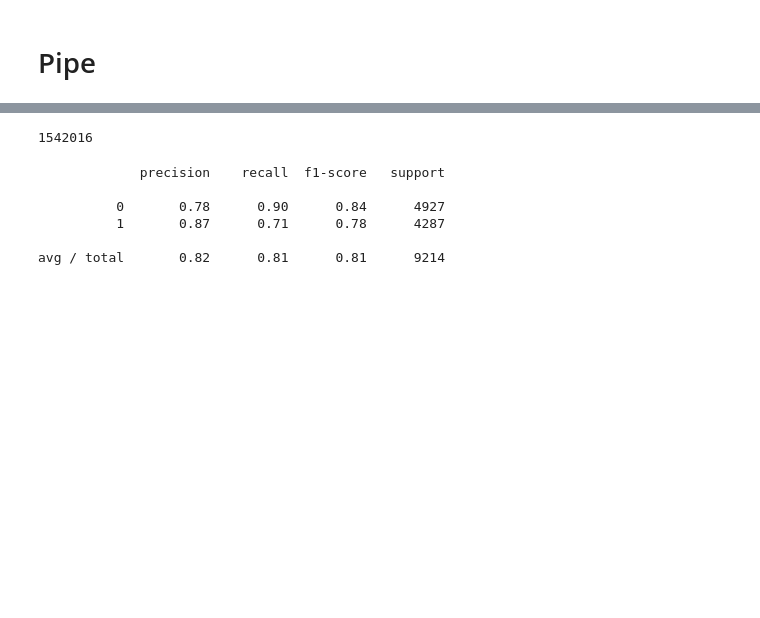
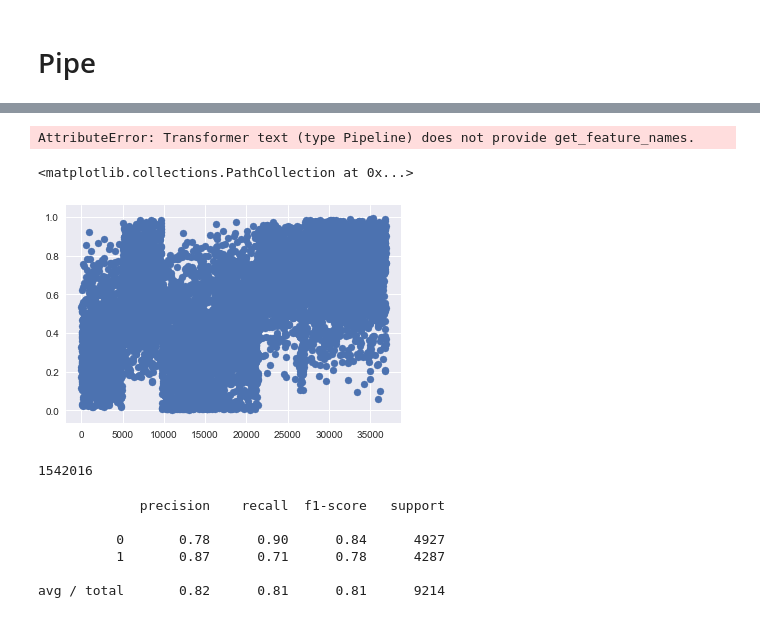
Before and after one commit to confoley/Capstone, a Jupyter notebook: quickie.ipynb, the cells around one changed output, grey strips where cells are left out. Drawn from its saved outputs; the diff is of its cells as text; code cells hidden in the pictures; blank space fills up the shorter version.

```diff
--- a/quickie.ipynb
+++ b/quickie.ipynb
@@ -1164,2 +1199,20 @@ class DfExtract(BaseEstimator, TransformerMixin):
+# %%
+# try making the weight for the text heavier than the numerical info
+
+feat_union = FeatureUnion([
+        ('text', Pipeline([
+            ('ext', DfExtract(['combined'])),
+            ('tf', TfidfVectorizer(preprocessor=lemmatizer.lemmatize,
+                                   stop_words=cust_stop_words,
+                                   ngram_range=(2,4), use_idf=False, binary=True)
+            ),
+#             ('lsa', TruncatedSVD(n_components=1000))
+        ])),
+        ('numerical', Pipeline([
+            ('ext', DfExtract(num_cols)),
+#             ('poly', PolynomialFeatures(interaction_only=True))
+            ]))],
+#     transformer_weights={'text': 2, 'numerical': 1}
+)
 # %%
 pipe = Pipeline([
@@ -1189,14 +1232,17 @@ params = {
 #     'lr__penalty': ['l1','l2'],
 #     'lr__C': [0.33, 0.5, 0.75, 1.0],
 #     'svc__kernel': ['rbf', 'sigmoid', 'poly'],
-#     'bnb__alpha': [1.0, 0.75, 0.5, 0.35]
-#     'pac__C': [0.33, 0.5, 0.75, 1],
+#     'bnb__alpha': [1.0, 0.5, 0.33]
+    'pac__C': [0.35, 0.45, 0.5, 0.6, 0.75, 1],
+    'pac__loss': ['hinge','squared_hinge'],
+#     'pac__average': [True, False]
+#     'mnb__alpha': [0.001, 0.01, 0.025, 0.05, 0.1, 0.15, 0.2, 0.25]
 #     'rf__n_estimators': [20, 30],
 #     'rf__max_features': ['auto', 0.3],
 #     'rf__max_depth': [None, 4, 7]
-    'sgdc__loss': ['log','perceptron'],
-    'sgdc__penalty': ['l2','elasticnet'],
-    'sgdc__alpha': [0.01, 0.05]
+#     'sgdc__loss': ['log','perceptron'],
+#     'sgdc__penalty': ['l2','elasticnet'],
+#     'sgdc__alpha': [0.00001, 0.0001, 0.001]
 }
 
 gs = GridSearchCV(pipe, params, scoring='accuracy')
@@ -1236,0 +1291,5 @@ Best scores:
+# %%
+# Looking at probabilities
+
+feat_union.fit(X_train, y_train)
+X_test_transformed = feat_union.transform(X_test)
@@ -1237,3 +1312,18 @@ Best scores:
+# %%
+##### TRY GET FEATURE NAMES HERE
+
+feat_union.get_feature_names()
+
+##### SUCK MY FUCKIN ASS
+# %% [output]
+AttributeError: Transformer text (type Pipeline) does not provide get_feature_names.
+# %%
+probabilities = gs.best_estimator_.steps[1][1].predict_proba(X_test_transformed)
+# %%
+plt.scatter(X_test.index, [p[0] for p in probabilities])
+# %% [output]
+<matplotlib.collections.PathCollection at 0x...>
+[figure, added]
 # %%
 coefs = list(gs.best_estimator_.steps[1][1].coef_[0])
 # %%
```
Also changed, not shown: parts of 48 cells of this notebook, 59 other files.
